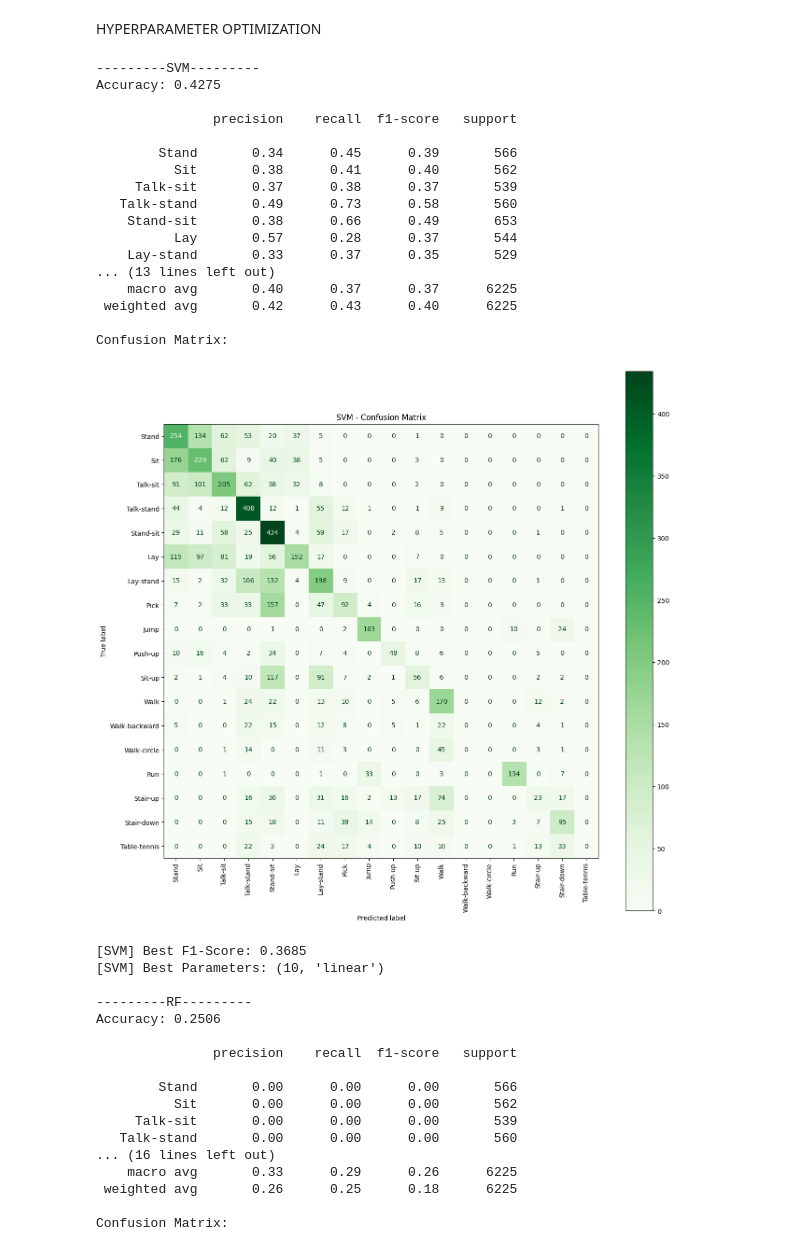
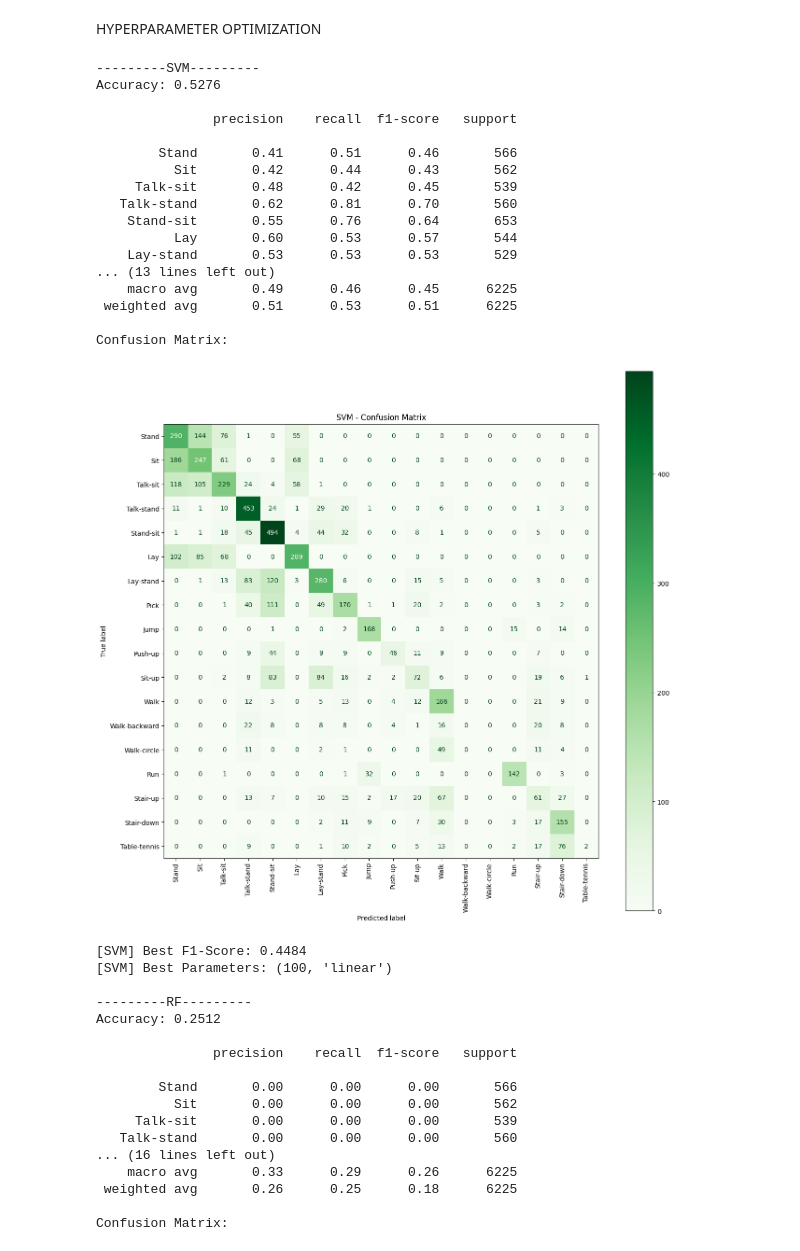
Before and after one commit to aylinShn0/Human-Activity-Recognition-with-Smart-Devices, a Jupyter notebook: KU-HAR_YONTEM1.ipynb, the cells around one changed output. Saved outputs shown, nothing was run; the diff lists cells and outputs as text; code cells hidden in the pictures.

```diff
--- a/KU-HAR_YONTEM1.ipynb
+++ b/KU-HAR_YONTEM1.ipynb
@@ -394,8 +394,8 @@ def SVM_optimization(x_train, y_train, x_test, y_test):
     best_parameters = None
     best_model = None
 
-    for C in [0.1, 1, 10]:
-        for kernel in ['linear', 'rbf']:
+    for C in [0.1, 1, 10,100]:
+        for kernel in ['linear', 'rbf', 'sigmoid']:
             model = SVC(C=C, kernel=kernel , random_state=17)
             model.fit(x_train, y_train)
             y_pred = model.predict(x_test)
@@ -438,9 +438,9 @@ def RF_optimization(x_train, y_train, x_test, y_test):
     best_parameters = None
     best_model = None
 
-    for n_estimators in [100, 200]:
-        for max_depth in [None, 10, 20]:
-            for min_samples_split in [2, 5]:
+    for n_estimators in [100, 200,300]:
+        for max_depth in [None, 10, 20, 30]:
+            for min_samples_split in [2, 5, 10]:
                 model = RandomForestClassifier(n_estimators=n_estimators, max_depth=max_depth, min_samples_split=min_samples_split, random_state=17)
                 model.fit(x_train, y_train)
                 y_pred = model.predict(x_test)
@@ -529,9 +529,9 @@ def XGBoost_optimization(x_train, y_train, x_test, y_test):
     best_parameters = None
     best_model = None
 
-    for n_estimators in [100, 200]:
+    for n_estimators in [100, 200, 300]:
         for max_depth in [3, 6, 10]:
-            for learning_rate in [0.1, 0.3]:
+            for learning_rate in [0.05, 0.1, 0.3]:
                 model = XGBClassifier(n_estimators=n_estimators, max_depth=max_depth, learning_rate=learning_rate, verbosity=0, use_label_encoder=False, random_state=17)
                 model.fit(x_train, y_train)
                 y_pred = model.predict(x_test)
@@ -577,18 +577,18 @@ def MLP_optimization(x_train, y_train, x_test, y_test):
     best_parameters = None
     best_model = None
 
-    for hl in [(50,), (100,), (64, 32)]:
-        for activation in ['relu', 'tanh']:
-            model = MLPClassifier(hidden_layer_sizes=hl, activation=activation, max_iter=300, random_state=17)
-            model.fit(x_train, y_train)
-            y_pred = model.predict(x_test)
+    for hls in [(50,), (100,), (50, 50), (64, 32)]:
+        for activation in ['relu', 'tanh', 'logistic']:
+                model = MLPClassifier(hidden_layer_sizes=hls, activation=activation, max_iter=300, random_state=17)
+                model.fit(x_train, y_train)
+                y_pred = model.predict(x_test)
 
-            f1 = f1_score(y_test, y_pred, average='macro')
+                f1 = f1_score(y_test, y_pred, average='macro')
 
-            if f1 > best_f1:
-                best_f1 = f1
-                best_parameters = (hl, activation)
-                best_model = model
+                if f1 > best_f1:
+                    best_f1 = f1
+                    best_parameters = (hls, activation)
+                    best_model = model
 
     print("---------MLP---------")
     best_y_pred = best_model.predict(x_test)
@@ -604,49 +604,49 @@ def MLP_optimization(x_train, y_train, x_test, y_test):
     ConfusionMatrixDisplay.from_predictions(
         y_test,
         best_y_pred,
         display_labels=activity_labels,
         cmap='Greens',
         xticks_rotation='vertical',
         ax=ax
     )
 
     plt.title('MLP - Confusion Matrix')
     plt.show()
     print(f"\n[MLP] Best F1-Score: {best_f1:.4f}")
     print("[MLP] Best Parameters:", best_parameters)
     print()
     joblib.dump(best_model, 'models/kuhar/MLP_HP_optimization_kuhar.joblib')
     return best_parameters
 
 best_param_SVM = SVM_optimization(x_train_scaled_pca,y_train,x_test_scaled_pca, y_test)
 best_param_RF = RF_optimization(x_train_pca, y_train,x_test_pca, y_test)
 best_param_KNN = KNN_optimization(x_train_scaled_pca,y_train,x_test_scaled_pca, y_test)
 best_param_XGBoost = XGBoost_optimization(x_train_pca, y_train,x_test_pca, y_test)
 best_param_MLP = MLP_optimization(x_train_scaled_pca,y_train,x_test_scaled_pca, y_test)
 # %% [output]
 ---------SVM---------
-Accuracy: 0.4275
+Accuracy: 0.5276
 
                precision    recall  f1-score   support
 
-        Stand       0.34      0.45      0.39       566
-          Sit       0.38      0.41      0.40       562
-     Talk-sit       0.37      0.38      0.37       539
-   Talk-stand       0.49      0.73      0.58       560
-    Stand-sit       0.38      0.66      0.49       653
-          Lay       0.57      0.28      0.37       544
-    Lay-stand       0.33      0.37      0.35       529
+        Stand       0.41      0.51      0.46       566
+          Sit       0.42      0.44      0.43       562
+     Talk-sit       0.48      0.42      0.45       539
+   Talk-stand       0.62      0.81      0.70       560
+    Stand-sit       0.55      0.76      0.64       653
+          Lay       0.60      0.53      0.57       544
+    Lay-stand       0.53      0.53      0.53       529
 ... (13 lines left out)
-    macro avg       0.40      0.37      0.37      6225
- weighted avg       0.42      0.43      0.40      6225
+    macro avg       0.49      0.46      0.45      6225
+ weighted avg       0.51      0.53      0.51      6225
 
 Confusion Matrix:
-[figure, old version]
+[figure, new version]
-[SVM] Best F1-Score: 0.3685
-[SVM] Best Parameters: (10, 'linear')
+[SVM] Best F1-Score: 0.4484
+[SVM] Best Parameters: (100, 'linear')
 
 ---------RF---------
-Accuracy: 0.2506
+Accuracy: 0.2512
 
                precision    recall  f1-score   support
 
```
Also changed, not shown: parts of 1 cell of this notebook, 2 other files.
